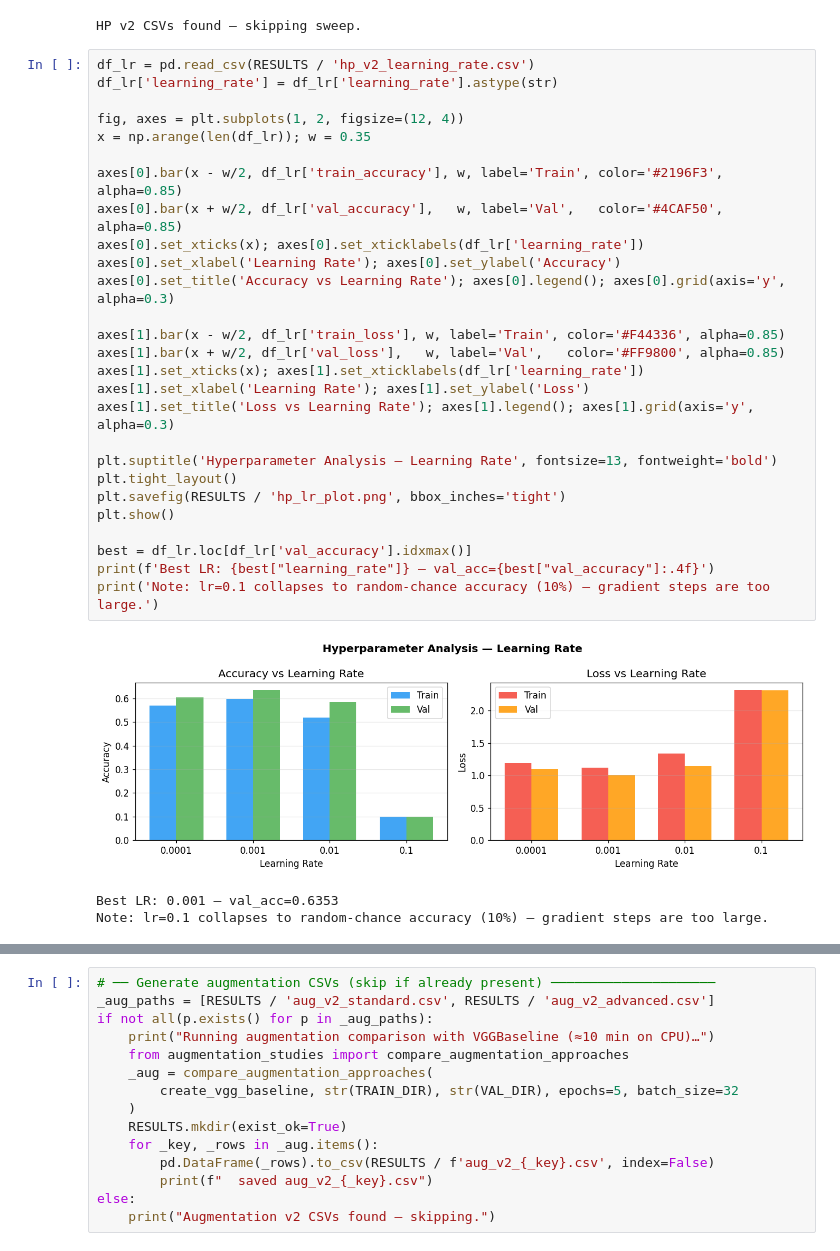
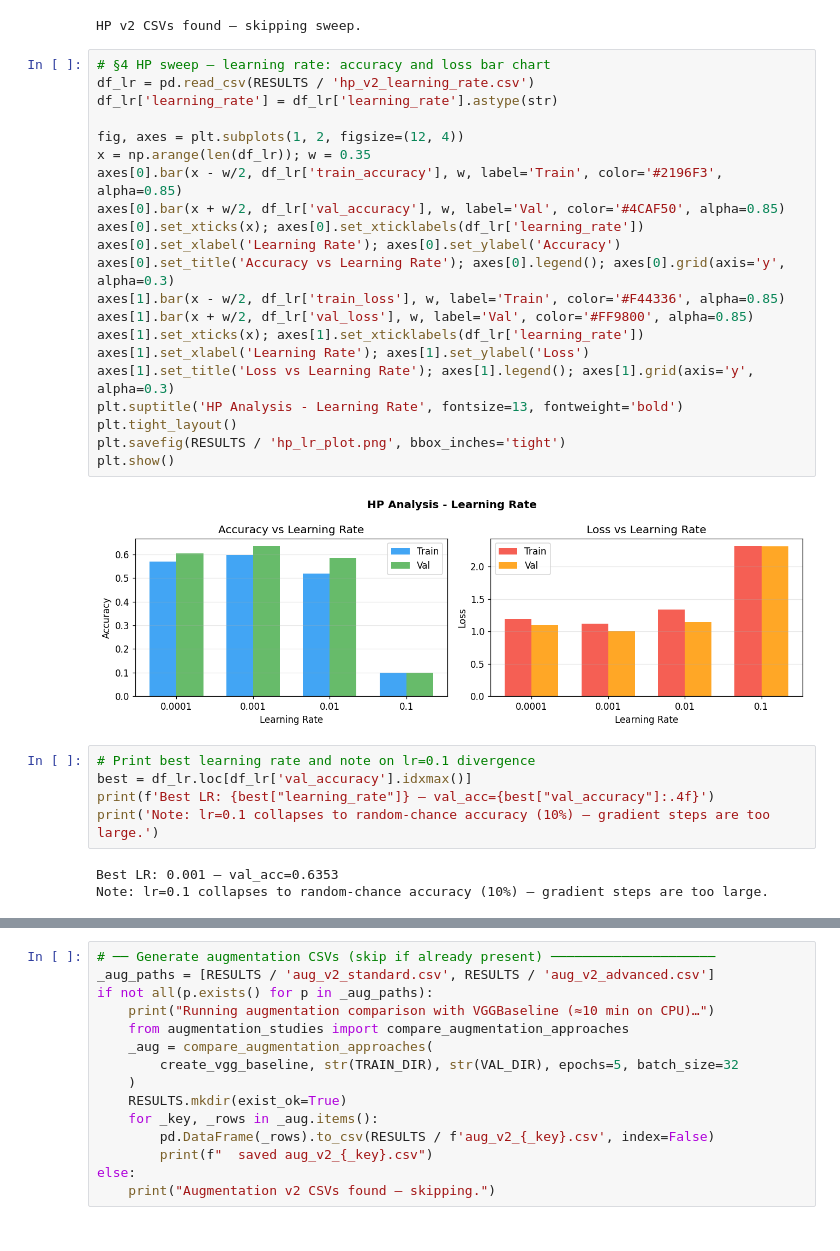
Before and after one commit to telechubby/cinic10-cnn-project, a Jupyter notebook: notebooks/project1_v2.ipynb, the cells around one changed output, grey strips where cells are left out. Saved outputs shown, nothing was run; the diff lists cells and outputs as text.

```diff
--- a/notebooks/project1_v2.ipynb
+++ b/notebooks/project1_v2.ipynb
@@ -402,35 +321,35 @@ else:
     print("HP v2 CSVs found — skipping sweep.")
 # %% [output]
 HP v2 CSVs found — skipping sweep.
-# %%
-df_lr = pd.read_csv(RESULTS / 'hp_v2_learning_rate.csv')
-df_lr['learning_rate'] = df_lr['learning_rate'].astype(str)
-
-fig, axes = plt.subplots(1, 2, figsize=(12, 4))
-x = np.arange(len(df_lr)); w = 0.35
-
-axes[0].bar(x - w/2, df_lr['train_accuracy'], w, label='Train', color='#2196F3', alpha=0.85)
-axes[0].bar(x + w/2, df_lr['val_accuracy'],   w, label='Val',   color='#4CAF50', alpha=0.85)
-axes[0].set_xticks(x); axes[0].set_xticklabels(df_lr['learning_rate'])
-axes[0].set_xlabel('Learning Rate'); axes[0].set_ylabel('Accuracy')
-axes[0].set_title('Accuracy vs Learning Rate'); axes[0].legend(); axes[0].grid(axis='y', alpha=0.3)
-
-axes[1].bar(x - w/2, df_lr['train_loss'], w, label='Train', color='#F44336', alpha=0.85)
-axes[1].bar(x + w/2, df_lr['val_loss'],   w, label='Val',   color='#FF9800', alpha=0.85)
-axes[1].set_xticks(x); axes[1].set_xticklabels(df_lr['learning_rate'])
-axes[1].set_xlabel('Learning Rate'); axes[1].set_ylabel('Loss')
-axes[1].set_title('Loss vs Learning Rate'); axes[1].legend(); axes[1].grid(axis='y', alpha=0.3)
-
-plt.suptitle('Hyperparameter Analysis — Learning Rate', fontsize=13, fontweight='bold')
-plt.tight_layout()
-plt.savefig(RESULTS / 'hp_lr_plot.png', bbox_inches='tight')
-plt.show()
-
-best = df_lr.loc[df_lr['val_accuracy'].idxmax()]
-print(f'Best LR: {best["learning_rate"]} — val_acc={best["val_accuracy"]:.4f}')
-print('Note: lr=0.1 collapses to random-chance accuracy (10%) — gradient steps are too large.')
-# %% [output]
-[figure, removed]
-Best LR: 0.001 — val_acc=0.6353
-Note: lr=0.1 collapses to random-chance accuracy (10%) — gradient steps are too large.
+# %%
+# §4 HP sweep — learning rate: accuracy and loss bar chart
+df_lr = pd.read_csv(RESULTS / 'hp_v2_learning_rate.csv')
+df_lr['learning_rate'] = df_lr['learning_rate'].astype(str)
+
+fig, axes = plt.subplots(1, 2, figsize=(12, 4))
+x = np.arange(len(df_lr)); w = 0.35
+axes[0].bar(x - w/2, df_lr['train_accuracy'], w, label='Train', color='#2196F3', alpha=0.85)
+axes[0].bar(x + w/2, df_lr['val_accuracy'], w, label='Val', color='#4CAF50', alpha=0.85)
+axes[0].set_xticks(x); axes[0].set_xticklabels(df_lr['learning_rate'])
+axes[0].set_xlabel('Learning Rate'); axes[0].set_ylabel('Accuracy')
+axes[0].set_title('Accuracy vs Learning Rate'); axes[0].legend(); axes[0].grid(axis='y', alpha=0.3)
+axes[1].bar(x - w/2, df_lr['train_loss'], w, label='Train', color='#F44336', alpha=0.85)
+axes[1].bar(x + w/2, df_lr['val_loss'], w, label='Val', color='#FF9800', alpha=0.85)
+axes[1].set_xticks(x); axes[1].set_xticklabels(df_lr['learning_rate'])
+axes[1].set_xlabel('Learning Rate'); axes[1].set_ylabel('Loss')
+axes[1].set_title('Loss vs Learning Rate'); axes[1].legend(); axes[1].grid(axis='y', alpha=0.3)
+plt.suptitle('HP Analysis - Learning Rate', fontsize=13, fontweight='bold')
+plt.tight_layout()
+plt.savefig(RESULTS / 'hp_lr_plot.png', bbox_inches='tight')
+plt.show()
+# %% [output]
+[figure, added]
+# %%
+# Print best learning rate and note on lr=0.1 divergence
+best = df_lr.loc[df_lr['val_accuracy'].idxmax()]
+print(f'Best LR: {best["learning_rate"]} — val_acc={best["val_accuracy"]:.4f}')
+print('Note: lr=0.1 collapses to random-chance accuracy (10%) — gradient steps are too large.')
+# %% [output]
+Best LR: 0.001 — val_acc=0.6353
+Note: lr=0.1 collapses to random-chance accuracy (10%) — gradient steps are too large.
 # %%
```
Also changed, not shown: parts of 105 cells of this notebook, 1 other file.
